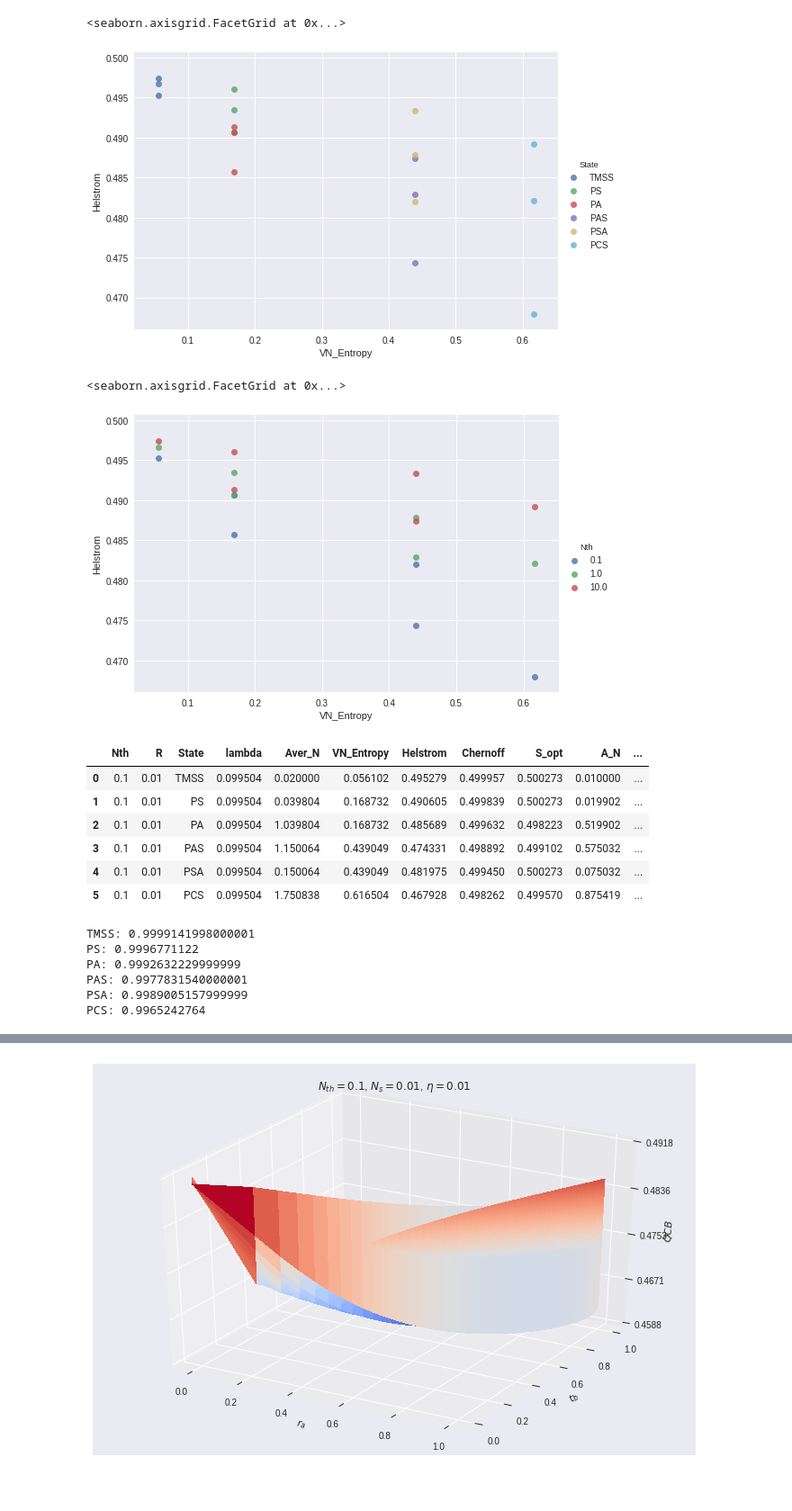
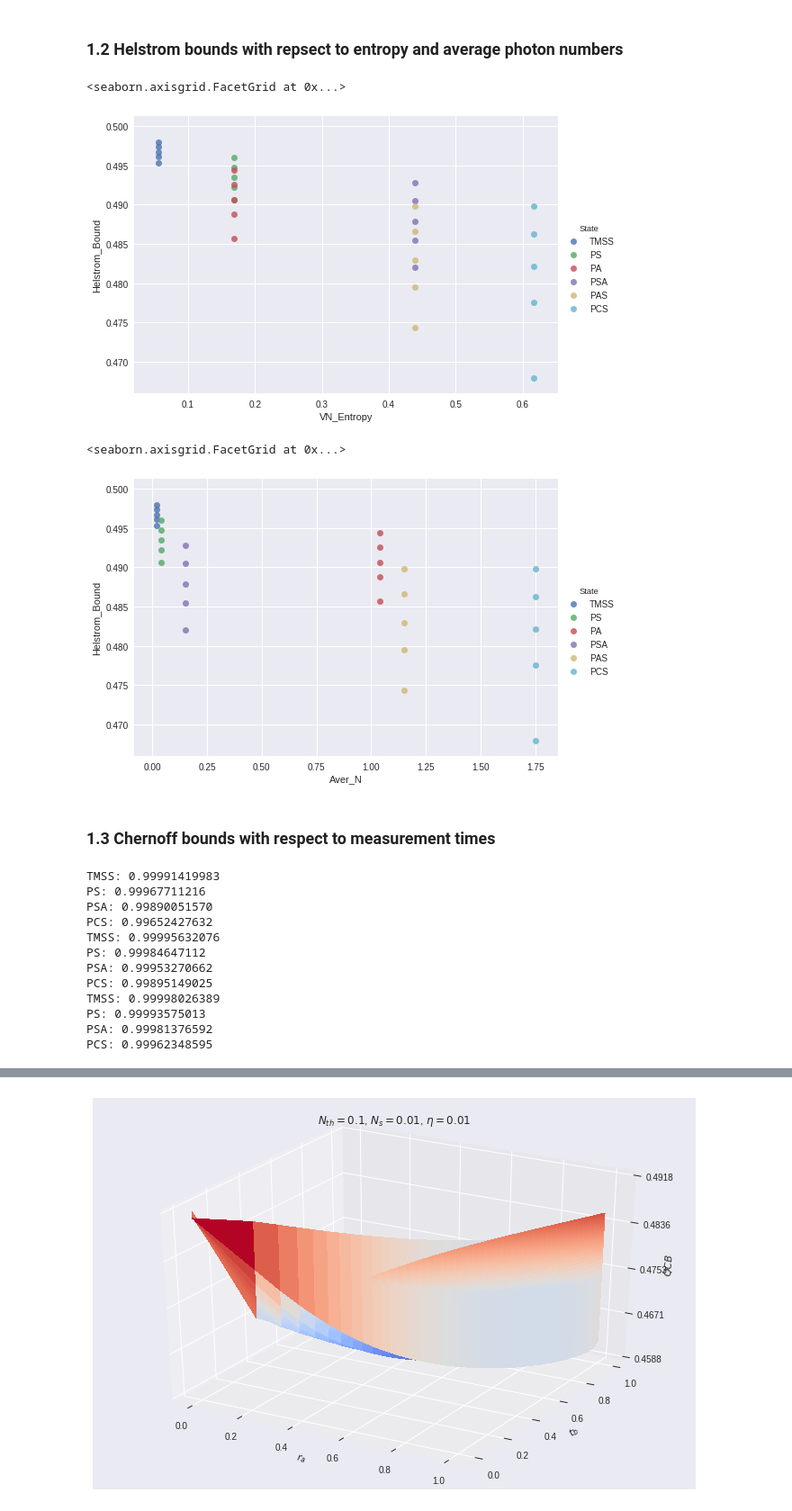
Before and after one commit to lffan/quantum_illumination, a Jupyter notebook: ipynbs/P_Err_vs_M_v2.ipynb, the cells around one changed output, grey strips where cells are left out. Shown: that part at 90% size. Saved outputs shown, nothing was run; the diff lists cells and outputs as text; code cells hidden in the pictures; blank space fills up the shorter version.

```diff
--- a/ipynbs/P_Err_vs_M_v2.ipynb
+++ b/ipynbs/P_Err_vs_M_v2.ipynb
@@ -9,5 +19,5 @@ np.set_printoptions(threshold='nan', precision=6, suppress=True)
 # %%
-df_one = pd.read_csv('../output/expr_1_basic_09-22.csv', comment='#')
+df_one = pd.read_csv('../output/expr_1_basic_11-19.csv', comment='#')
 df_one.fillna("", inplace=True)
 # %%
 df_one.head()
@@ -21,12 +44,14 @@ df_one.head()
+# %% [markdown]
+### 1.2 Helstrom bounds with repsect to entropy and average photon numbers
 # %%
-sns.lmplot(x='VN_Entropy', y='Helstrom', data=df_one,
+sns.lmplot(x='VN_Entropy', y='Helstrom_Bound', data=df_one,
            hue='State', fit_reg=False, aspect=1.5)
 # %% [output]
 <seaborn.axisgrid.FacetGrid at 0x...>
-[figure, old version]
+[figure, new version]
 # %%
-sns.lmplot(x='VN_Entropy', y='Helstrom', data=df_one,
-           hue='Nth', fit_reg=False, aspect=1.5)
+sns.lmplot(x='Aver_N', y='Helstrom_Bound', data=df_one,
+           hue='State', fit_reg=False, aspect=1.5)
 # %% [output]
 <seaborn.axisgrid.FacetGrid at 0x...>
-[figure, old version]
+[figure, new version]
@@ -41,24 +58,2 @@ df_temp = df_one[df_one['Nth'] == 0.1]
-# %%
-df_temp
-# %% [output]
-|  | Nth | R | State | lambda | Aver_N | VN_Entropy | Helstrom | Chernoff | S_opt | A_N | ... |
-| 0 | 0.1 | 0.01 | TMSS | 0.099504 | 0.020000 | 0.056102 | 0.495279 | 0.499957 | 0.500273 | 0.010000 | ... |
-| 1 | 0.1 | 0.01 | PS | 0.099504 | 0.039804 | 0.168732 | 0.490605 | 0.499839 | 0.500273 | 0.019902 | ... |
-| 2 | 0.1 | 0.01 | PA | 0.099504 | 1.039804 | 0.168732 | 0.485689 | 0.499632 | 0.498223 | 0.519902 | ... |
-| 3 | 0.1 | 0.01 | PAS | 0.099504 | 1.150064 | 0.439049 | 0.474331 | 0.498892 | 0.499102 | 0.575032 | ... |
-| 4 | 0.1 | 0.01 | PSA | 0.099504 | 0.150064 | 0.439049 | 0.481975 | 0.499450 | 0.500273 | 0.075032 | ... |
-| 5 | 0.1 | 0.01 | PCS | 0.099504 | 1.750838 | 0.616504 | 0.467928 | 0.498262 | 0.499570 | 0.875419 | ... |
-# %%
-dict_temp = {}
-for idx, name in df_temp['State'].iteritems():
-    qcb = df_temp[df_temp['State'] == name]['Chernoff'].values[0] * 2
-    print("{}: {}".format(name, qcb))
-    dict_temp[name] = [upper_bound(qcb, n) for n in range(100, 100000, 100)]
-new_df = pd.DataFrame(dict_temp, index=range(100, 100000, 100))
-# %% [output]
-TMSS: 0.9999141998000001
-PS: 0.9996771122
-PA: 0.9992632229999999
-PAS: 0.9977831540000001
-PSA: 0.9989005157999999
-PCS: 0.9965242764
+# %% [markdown]
+### 1.3 Chernoff bounds with respect to measurement times
@@ -64,0 +83,18 @@ PCS: 0.9965242764
+# %%
+states = ('TMSS', 'PS', 'PSA', 'PCS')
+df01 = calc_chernoff_data(df_one, 0.1, states, 3, 6, 50)
+df1 = calc_chernoff_data(df_one, 1.0, states, 3, 6, 50)
+df4 = calc_chernoff_data(df_one, 4, states, 3, 6, 50)
+# %% [output]
+TMSS: 0.99991419983
+PS: 0.99967711216
+PSA: 0.99890051570
+PCS: 0.99652427632
+TMSS: 0.99995632076
+PS: 0.99984647112
+PSA: 0.99953270662
+PCS: 0.99895149025
+TMSS: 0.99998026389
+PS: 0.99993575013
+PSA: 0.99981376592
+PCS: 0.99962348595
```
Also changed, not shown: parts of 15 cells of this notebook, 3 other files.
